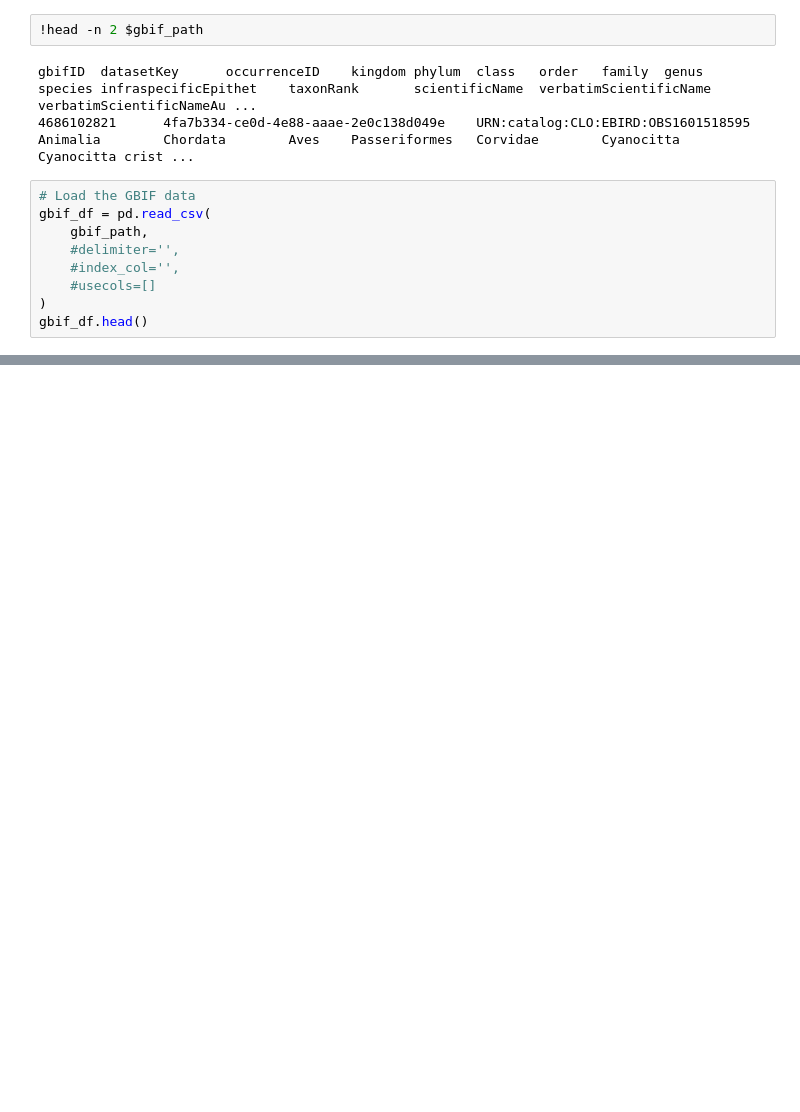
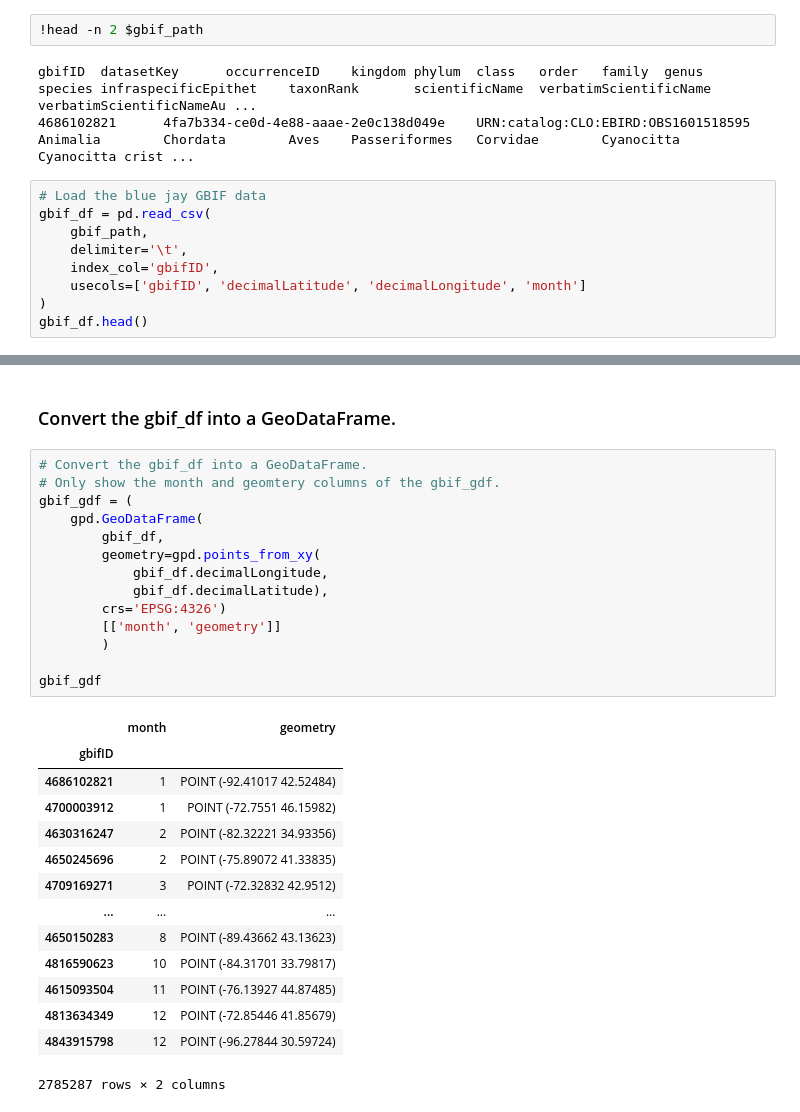
Before and after one commit to earthlab-education/species-distribution-coding-challenge-hanried, a Jupyter notebook: notebooks/04_species_distribution_download.ipynb, the cells around one changed output, grey strips where cells are left out. Saved outputs shown, nothing was run; the diff lists cells and outputs as text; blank space fills up the shorter version.

```diff
--- a/notebooks/04_species_distribution_download.ipynb
+++ b/notebooks/04_species_distribution_download.ipynb
@@ -246,12 +235,12 @@ You can use the following code to look at the beginning of your file:
 gbifID  datasetKey      occurrenceID    kingdom phylum  class   order   family  genus   species infraspecificEpithet    taxonRank       scientificName  verbatimScientificName  verbatimScientificNameAu ...
 4686102821      4fa7b334-ce0d-4e88-aaae-2e0c138d049e    URN:catalog:CLO:EBIRD:OBS1601518595     Animalia        Chordata        Aves    Passeriformes   Corvidae        Cyanocitta      Cyanocitta crist ...
 # %%
-# Load the GBIF data
+# Load the blue jay GBIF data
 gbif_df = pd.read_csv(
     gbif_path,
-    #delimiter='',
-    #index_col='',
-    #usecols=[]
+    delimiter='\t',
+    index_col='gbifID',
+    usecols=['gbifID', 'decimalLatitude', 'decimalLongitude', 'month']
 )
 gbif_df.head()
 # %% [output]
@@ -258,0 +254,31 @@ ParserError: Error tokenizing data. C error: Expected 2 fields in line 6, saw 3
+# %% [markdown]
+### Convert the gbif_df into a GeoDataFrame.
+# %%
+# Convert the gbif_df into a GeoDataFrame.
+# Only show the month and geomtery columns of the gbif_gdf.
+gbif_gdf = (
+    gpd.GeoDataFrame(
+        gbif_df,
+        geometry=gpd.points_from_xy(
+            gbif_df.decimalLongitude,
+            gbif_df.decimalLatitude),
+        crs='EPSG:4326')
+        [['month', 'geometry']]
+        )
+
+gbif_gdf
+# %% [output]
+|  | month | geometry |
+| gbifID |  |  |
+| 4686102821 | 1 | POINT (-92.41017 42.52484) |
+| 4700003912 | 1 | POINT (-72.7551 46.15982) |
+| 4630316247 | 2 | POINT (-82.32221 34.93356) |
+| 4650245696 | 2 | POINT (-75.89072 41.33835) |
+| 4709169271 | 3 | POINT (-72.32832 42.9512) |
+| ... | ... | ... |
+| 4650150283 | 8 | POINT (-89.43662 43.13623) |
+| 4816590623 | 10 | POINT (-84.31701 33.79817) |
+| 4615093504 | 11 | POINT (-76.13927 44.87485) |
+| 4813634349 | 12 | POINT (-72.85446 41.85679) |
+| 4843915798 | 12 | POINT (-96.27844 30.59724) |
+2785287 rows × 2 columns
```
Also changed, not shown: parts of 12 cells of this notebook.
